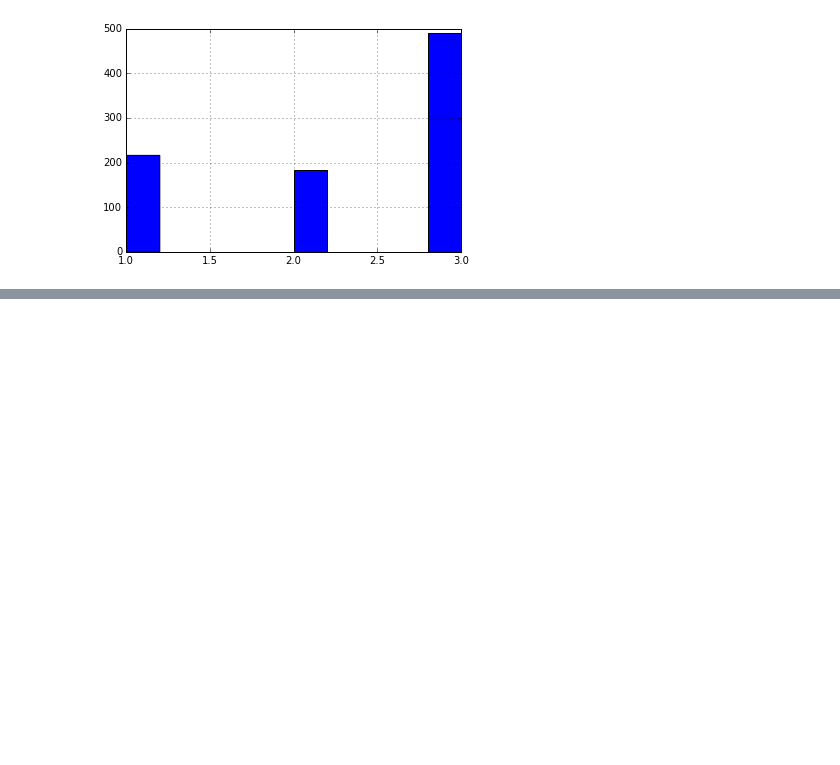
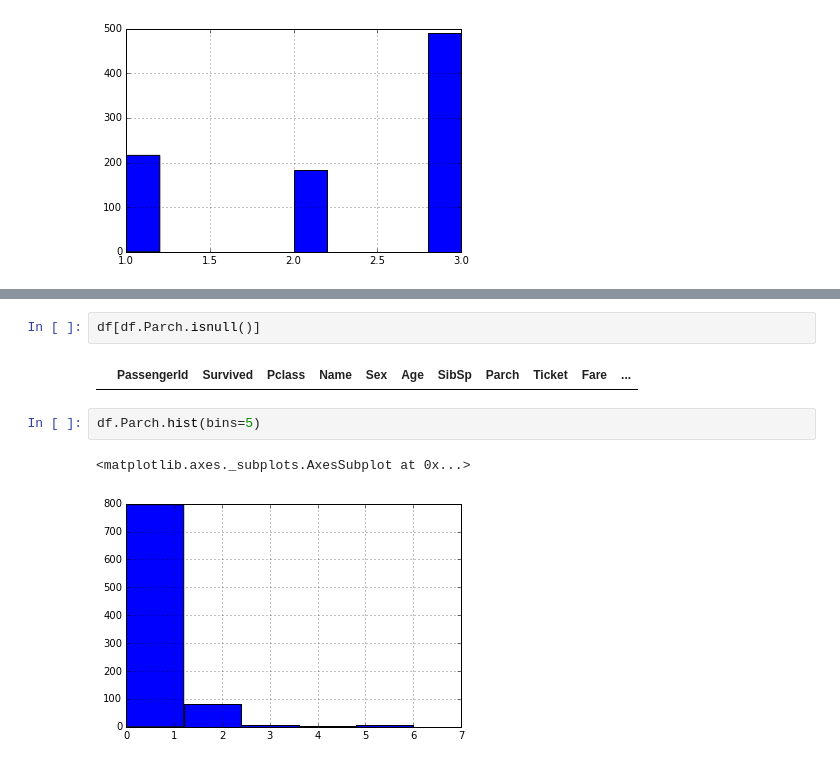
Before and after one commit to tushar-borole/titanic-EDA, a Jupyter notebook: titanic EDA.ipynb, the cells around one changed output, grey strips where cells are left out. Cells and saved outputs as stored; diff of their text form; blank space fills up the shorter version.

```diff
--- a/titanic EDA.ipynb
+++ b/titanic EDA.ipynb
@@ -116,0 +221,9 @@ df.Pclass.hist()
+# %%
+df[df.Parch.isnull()]
+# %% [output]
+|  | PassengerId | Survived | Pclass | Name | Sex | Age | SibSp | Parch | Ticket | Fare | ... |
+# %%
+df.Parch.hist(bins=5)
+# %% [output]
+<matplotlib.axes._subplots.AxesSubplot at 0x...>
+[figure, added]
```
Also changed, not shown: parts of 25 cells of this notebook.
